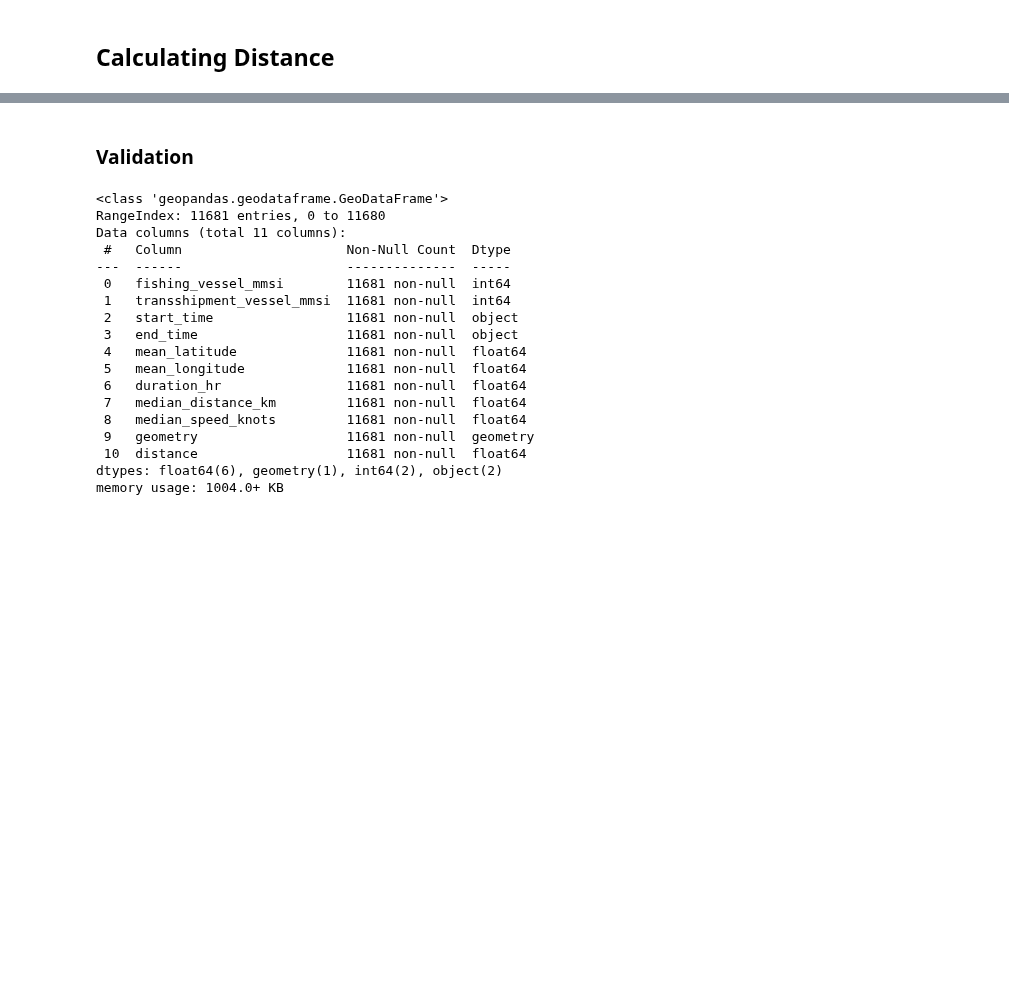
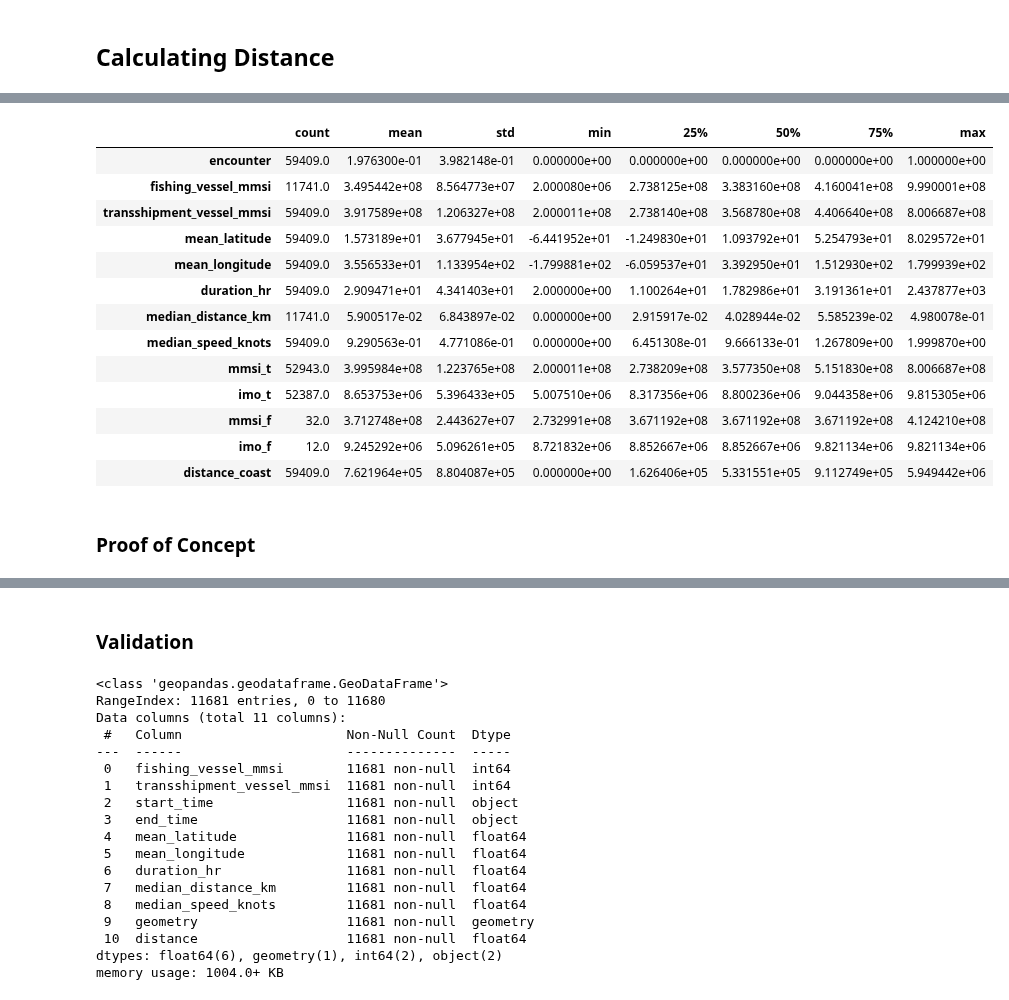
Before and after one commit to neuhart/Doing_DataScience_SS22, a Jupyter notebook: EDA.ipynb, the cells around one changed output, grey strips where cells are left out. Saved outputs shown, nothing was run; the diff lists cells and outputs as text; code cells hidden in the pictures; blank space fills up the shorter version.

```diff
--- a/EDA.ipynb
+++ b/EDA.ipynb
@@ -317,3 +320,13 @@ Index(['transshipment_vessel_mmsi', 'starting_latitude', 'starting_longitude',
        'duration_hr', 'start_time', 'end_time', 'mean_latitude',
        'mean_longitude', 'encounter'],
       dtype='object')
+# %%
+df_ves_mod = df_ves.dropna(subset=['mmsi']) #this is necessary to avoid weird (non sql) behavior from merge (nulls are recognized as keys!)
+
+
+df_ves_mod['first_timestamp'] = pd.to_datetime(df_ves_mod['first_timestamp']) #parsing timestamps
+
+df_ves_mod['last_timestamp'] = pd.to_datetime(df_ves_mod['last_timestamp'])
+
+
+df_ves_mod.info()
@@ -366,3 +546,22 @@ df_clean_all.head()
+# %%
+gdf_clean_all.describe().T
+# %% [output]
+|  | count | mean | std | min | 25% | 50% | 75% | max |
+| encounter | 59409.0 | 1.976300e-01 | 3.982148e-01 | 0.000000e+00 | 0.000000e+00 | 0.000000e+00 | 0.000000e+00 | 1.000000e+00 |
+| fishing_vessel_mmsi | 11741.0 | 3.495442e+08 | 8.564773e+07 | 2.000080e+06 | 2.738125e+08 | 3.383160e+08 | 4.160041e+08 | 9.990001e+08 |
+| transshipment_vessel_mmsi | 59409.0 | 3.917589e+08 | 1.206327e+08 | 2.000011e+08 | 2.738140e+08 | 3.568780e+08 | 4.406640e+08 | 8.006687e+08 |
+| mean_latitude | 59409.0 | 1.573189e+01 | 3.677945e+01 | -6.441952e+01 | -1.249830e+01 | 1.093792e+01 | 5.254793e+01 | 8.029572e+01 |
+| mean_longitude | 59409.0 | 3.556533e+01 | 1.133954e+02 | -1.799881e+02 | -6.059537e+01 | 3.392950e+01 | 1.512930e+02 | 1.799939e+02 |
+| duration_hr | 59409.0 | 2.909471e+01 | 4.341403e+01 | 2.000000e+00 | 1.100264e+01 | 1.782986e+01 | 3.191361e+01 | 2.437877e+03 |
+| median_distance_km | 11741.0 | 5.900517e-02 | 6.843897e-02 | 0.000000e+00 | 2.915917e-02 | 4.028944e-02 | 5.585239e-02 | 4.980078e-01 |
+| median_speed_knots | 59409.0 | 9.290563e-01 | 4.771086e-01 | 0.000000e+00 | 6.451308e-01 | 9.666133e-01 | 1.267809e+00 | 1.999870e+00 |
+| mmsi_t | 52943.0 | 3.995984e+08 | 1.223765e+08 | 2.000011e+08 | 2.738209e+08 | 3.577350e+08 | 5.151830e+08 | 8.006687e+08 |
+| imo_t | 52387.0 | 8.653753e+06 | 5.396433e+05 | 5.007510e+06 | 8.317356e+06 | 8.800236e+06 | 9.044358e+06 | 9.815305e+06 |
+| mmsi_f | 32.0 | 3.712748e+08 | 2.443627e+07 | 2.732991e+08 | 3.671192e+08 | 3.671192e+08 | 3.671192e+08 | 4.124210e+08 |
+| imo_f | 12.0 | 9.245292e+06 | 5.096261e+05 | 8.721832e+06 | 8.852667e+06 | 8.852667e+06 | 9.821134e+06 | 9.821134e+06 |
+| distance_coast | 59409.0 | 7.621964e+05 | 8.804087e+05 | 0.000000e+00 | 1.626406e+05 | 5.331551e+05 | 9.112749e+05 | 5.949442e+06 |
+# %% [markdown]
+### Proof of Concept
 # %%
 #This is an absolute proof of concept
 #Todo Validate and merge with existing Data
```
Also changed, not shown: parts of 17 cells of this notebook, 7 other files.
